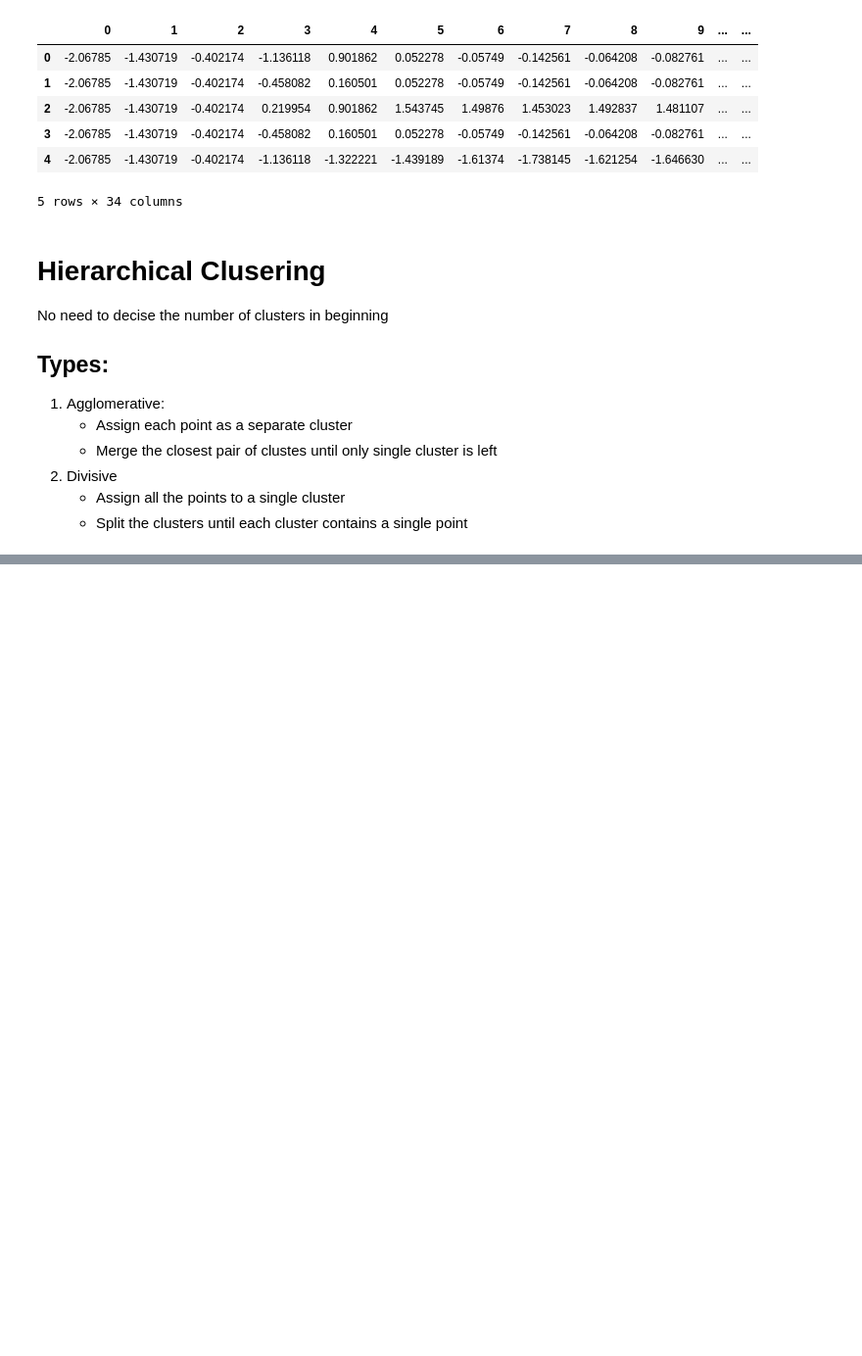
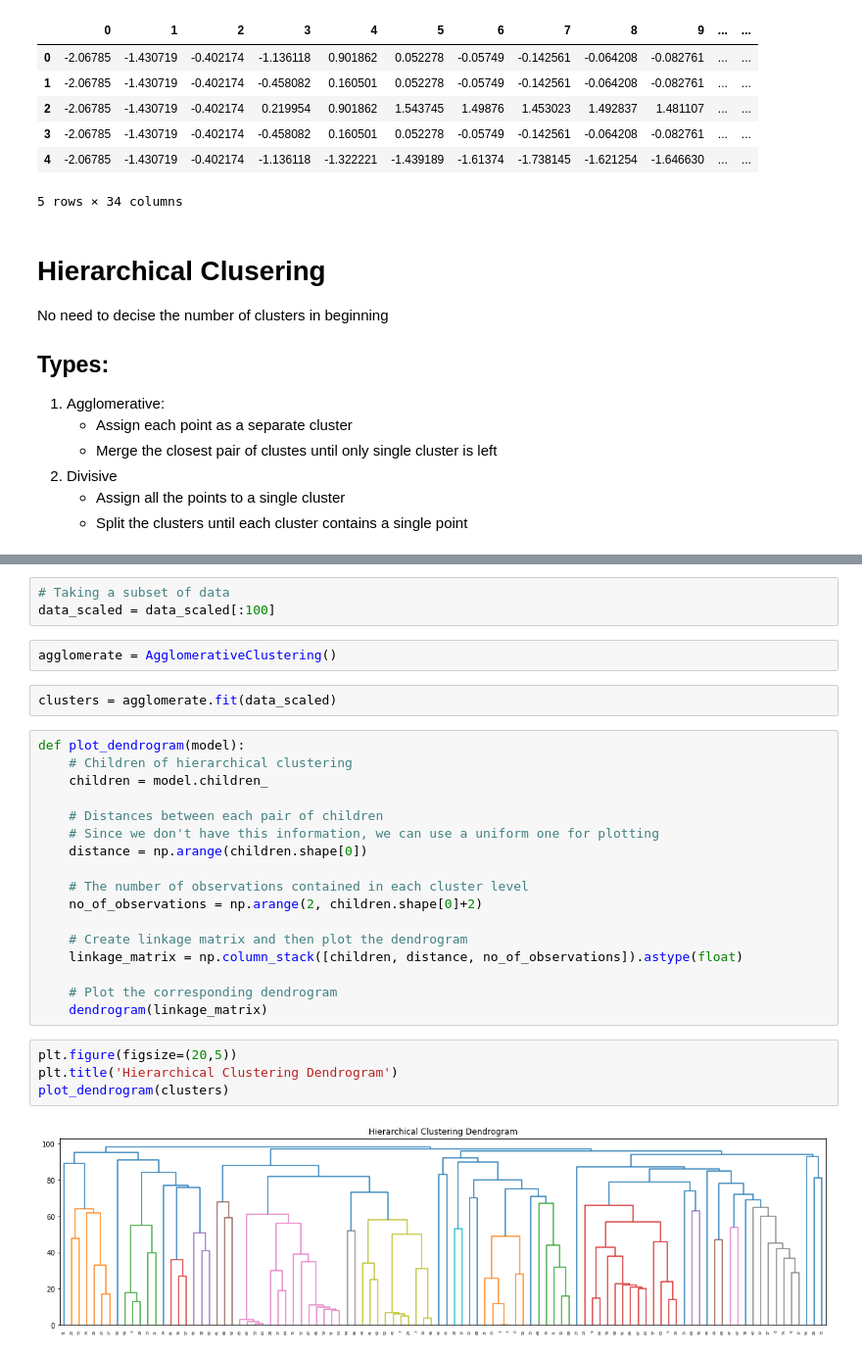
Before and after one commit to Neelam-Singhal/Unsupervised_Algorithms, a Jupyter notebook: kmeans.ipynb, the cells around one changed output, grey strips where cells are left out. Shown: that part at 98% size. Saved outputs shown, nothing was run; the diff lists cells and outputs as text; blank space fills up the shorter version.

```diff
--- a/kmeans.ipynb
+++ b/kmeans.ipynb
@@ -294,0 +328,30 @@ https://courses.analyticsvidhya.com/courses/take/ai-ml-blackbelt-accelerate-b2/l
+# %%
+# Taking a subset of data
+data_scaled = data_scaled[:100]
+# %%
+agglomerate = AgglomerativeClustering()
+# %%
+clusters = agglomerate.fit(data_scaled)
+# %%
+def plot_dendrogram(model):
+    # Children of hierarchical clustering
+    children = model.children_
+
+    # Distances between each pair of children
+    # Since we don't have this information, we can use a uniform one for plotting
+    distance = np.arange(children.shape[0])
+
+    # The number of observations contained in each cluster level
+    no_of_observations = np.arange(2, children.shape[0]+2)
+
+    # Create linkage matrix and then plot the dendrogram
+    linkage_matrix = np.column_stack([children, distance, no_of_observations]).astype(float)
+
+    # Plot the corresponding dendrogram
+    dendrogram(linkage_matrix)
+# %%
+plt.figure(figsize=(20,5))
+plt.title('Hierarchical Clustering Dendrogram')
+plot_dendrogram(clusters)
+# %% [output]
+[figure, added]
```
Also changed, not shown: parts of 12 cells of this notebook.
